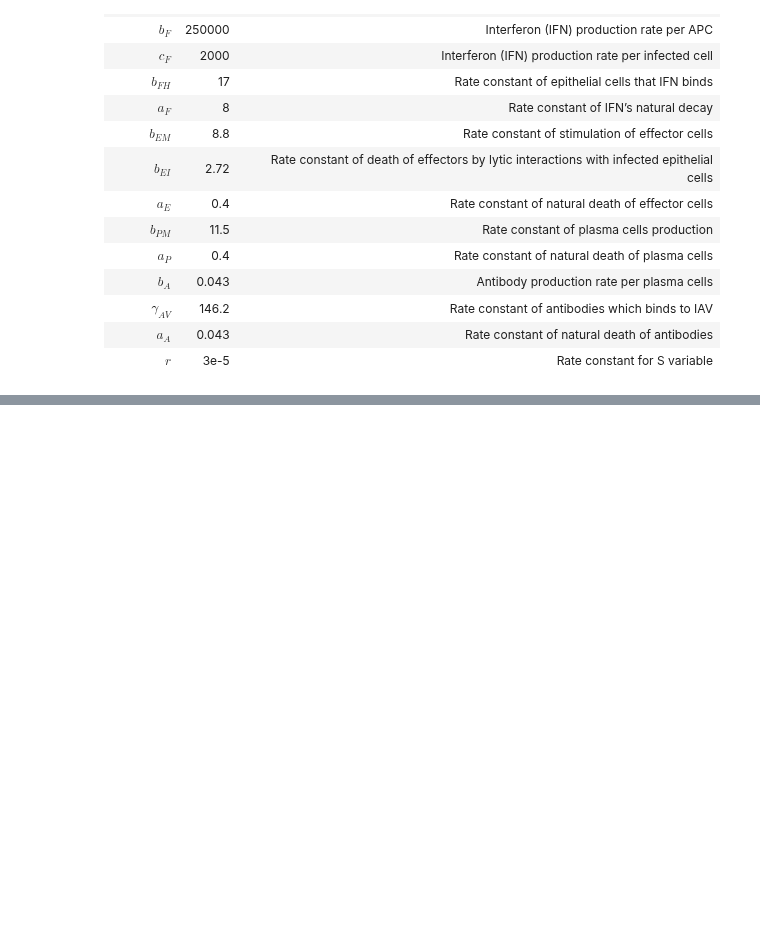
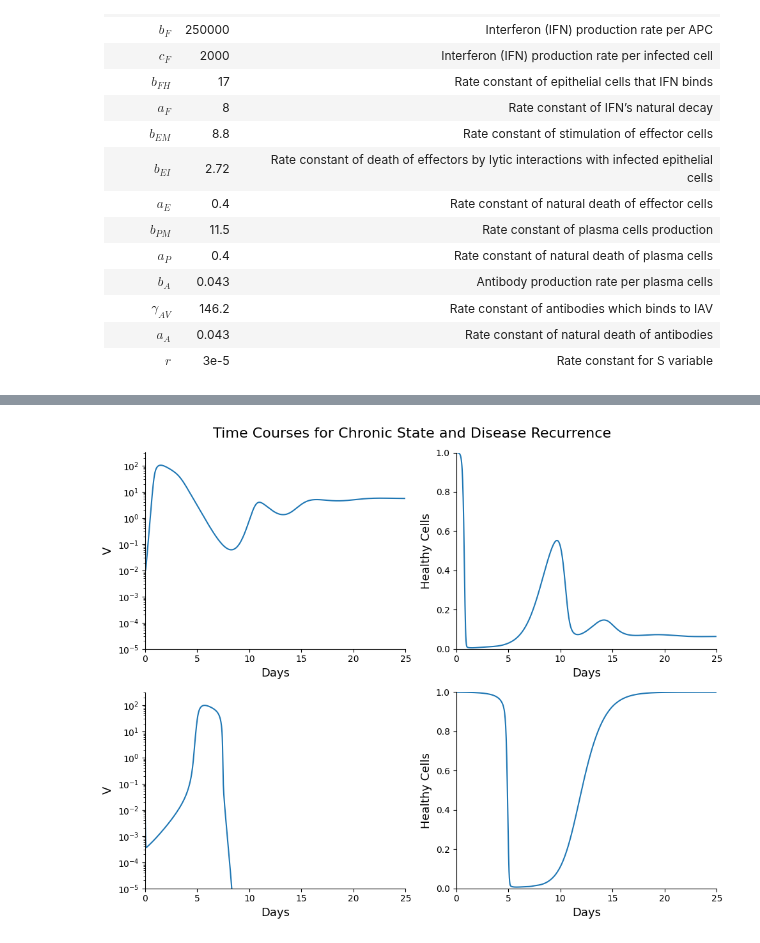
Before and after one commit to mkayeterry/MCDB172, a Jupyter notebook: final/flu_revised.ipynb, the cells around one changed output, grey strips where cells are left out. Saved outputs shown, nothing was run; the diff lists cells and outputs as text; code cells hidden in the pictures; blank space fills up the shorter version.

```diff
--- a/final/flu_revised.ipynb
+++ b/final/flu_revised.ipynb
@@ -190,0 +477,69 @@ plt.show()
+# %%
+# Figure 6
+
+# -------------- Time courses --------------
+
+# Generate time array that contains 1000 equally-spaced values between 0 and 25
+t = np.linspace(0, 25, 1000)
+
+# Redefine r value for chronic state
+r_CS = 0
+
+# Define parameters with chronic state r value
+params_CS = [gammaV, gammaVA, gammaVH, alphaV, aV1, aV2, bHD, aR, gammaHV, bHF, bIE, aI, bMD, bMV, aM, bF, cF, bFH, aF, bEM, bEI, aE, bPM, aP, bA, gammaAV, aA, r_CS]
+
+# Define initial state with antigenic distance set to 0
+state0 = [V0, H0, I0, M0, F0, R0, E0, P0, A0, 0]
+
+# Solve ODEs using revised initial state and revised parameters
+state = odeint(deriv_std, state0, t, args=(params_CS,))
+
+# Transpose state matrix to get individual time series for each variable
+V_CS, H_CS, I_CS, M_CS, F_CS, R_CS, E_CS, P_CS, A_CS, S_CS = state.T
+
+# Redefine r value for disease recurrence
+r_DR = 10**-5
+
+# Define parameters with disease recurrence r value
+params_DR = [gammaV, gammaVA, gammaVH, alphaV, aV1, aV2, bHD, aR, gammaHV, bHF, bIE, aI, bMD, bMV, aM, bF, cF, bFH, aF, bEM, bEI, aE, bPM, aP, bA, gammaAV, aA, r_DR]
+
+# Initial state of the system with standard values
+state0 = [V0, H0, I0, M0, F0, R0, E0, P0, A0, S0]
+
+# Solve ODEs using revised initial state and revised parameters
+state = odeint(deriv_std, state0, t, args=(params_DR,))
+
+# Transpose state matrix to get individual time series for each variable
+V_DR, H_DR, I_DR, M_DR, F_DR, R_DR, E_DR, P_DR, A_DR, S_DR = state.T
+
+# Initialize subplots
+fig, axes = plt.subplots(nrows=2, ncols=2, figsize=(10,8))
+fig.set_figwidth(10)
+fig.suptitle('Time Courses for Chronic State and Disease Recurrence', fontsize = 16)
+fig.subplots_adjust(top=0.94)
+
+# Initialize values and labels
+F6_labels = ['V', 'Healthy Cells', 'V', 'Healthy Cells']
+F6_vals = [V_CS, H_CS, V_DR, H_DR]
+
+# Iterate through subplots, plotting each timecourse
+for i, ax in enumerate(axes.flat):
+    ax.set_xlim(0, 25)
+    ax.set_xlabel('Days', fontsize=13)
+    ax.set_ylabel(F6_labels[i], fontsize=13)
+    ax.spines['top'].set_visible(False)
+    ax.spines['right'].set_visible(False)
+
+    if i in [0, 2]:
+        ax.semilogy(t, F6_vals[i])
+        ax.set_ylim(10**-5, 10**2.5)
+
+    if i in [1, 3]:
+        ax.plot(t, F6_vals[i])
+        ax.set_ylim(0.0, 1.0)
+
+# Set layout and show figure
+fig.tight_layout()
+plt.show()
+# %% [output]
+[figure, added]
```
Also changed, not shown: parts of 5 cells of this notebook.
